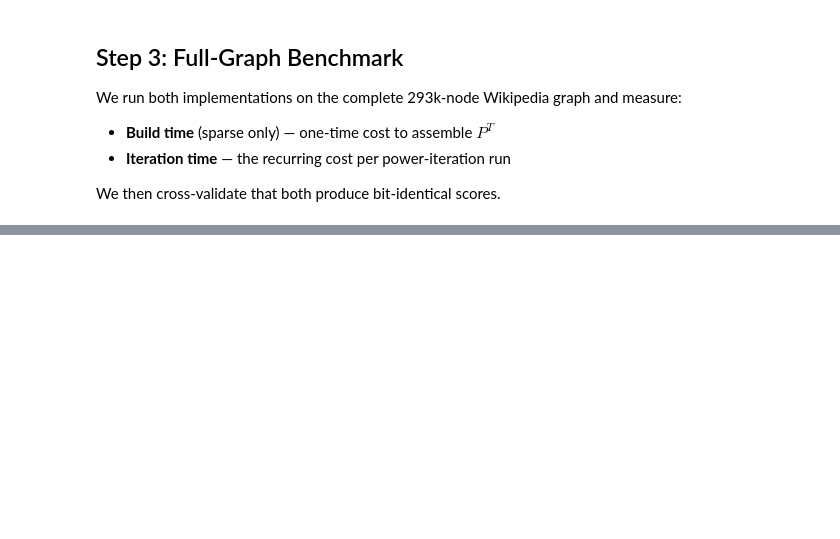
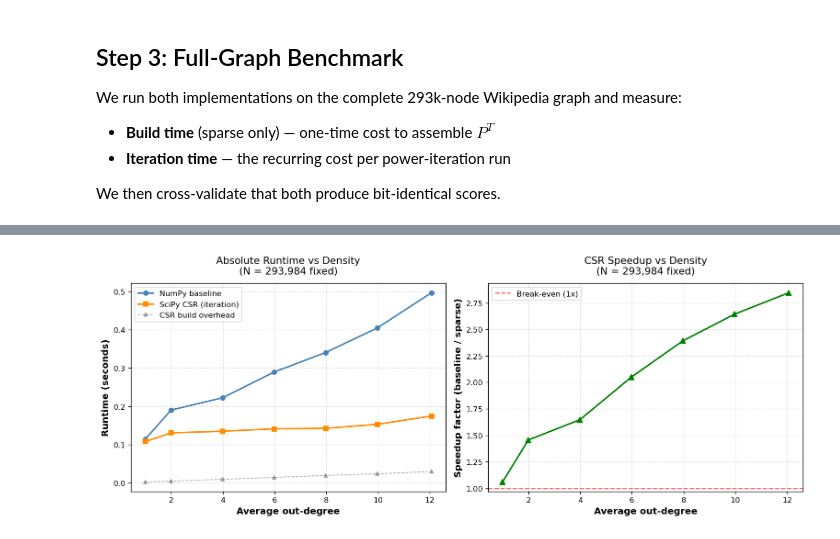
Before and after one commit to Than0316/cp_18_pagerank, a Jupyter notebook: pagerank_comparison.ipynb, the cells around one changed output, grey strips where cells are left out. Drawn from its saved outputs; the diff is of its cells as text; code cells hidden in the pictures; blank space fills up the shorter version.

```diff
--- a/pagerank_comparison.ipynb
+++ b/pagerank_comparison.ipynb
@@ -315,0 +366,30 @@ Switching from a Python-level scatter-add to a BLAS-backed sparse mat-vec delive
+# %%
+d_outs  = [r[0] for r in density_rows]
+t_b_d   = [r[3] for r in density_rows]
+t_s_d   = [r[4] for r in density_rows]
+t_bld_d = [r[5] for r in density_rows]
+sp_d    = [r[6] for r in density_rows]
+
+fig, (ax1, ax2) = plt.subplots(1, 2, figsize=(13, 5), dpi=120)
+
+ax1.plot(d_outs, t_b_d,   "o-",  color="steelblue",  linewidth=2, markersize=6, label="NumPy baseline")
+ax1.plot(d_outs, t_s_d,   "s-",  color="darkorange", linewidth=2, markersize=6, label="SciPy CSR (iteration)")
+ax1.plot(d_outs, t_bld_d, "^--", color="gray",       linewidth=1, markersize=5, label="CSR build overhead", alpha=0.7)
+ax1.set_xlabel("Average out-degree",  fontsize=12, fontweight="bold")
+ax1.set_ylabel("Runtime (seconds)",   fontsize=12, fontweight="bold")
+ax1.set_title("Absolute Runtime vs Density\n(N = 293,984 fixed)", fontsize=13, pad=12)
+ax1.legend(fontsize=10)
+ax1.grid(True, linestyle="--", alpha=0.4)
+
+ax2.plot(d_outs, sp_d, "^-", color="green", linewidth=2, markersize=7)
+ax2.axhline(y=1, color="red", linestyle="--", alpha=0.6, label="Break-even (1x)")
+ax2.set_xlabel("Average out-degree",                       fontsize=12, fontweight="bold")
+ax2.set_ylabel("Speedup factor (baseline / sparse)",       fontsize=12, fontweight="bold")
+ax2.set_title("CSR Speedup vs Density\n(N = 293,984 fixed)", fontsize=13, pad=12)
+ax2.legend(fontsize=10)
+ax2.grid(True, linestyle="--", alpha=0.4)
+
+plt.tight_layout()
+plt.show()
+# %% [output]
+[figure, added]
```
Also changed, not shown: parts of 14 cells of this notebook.
